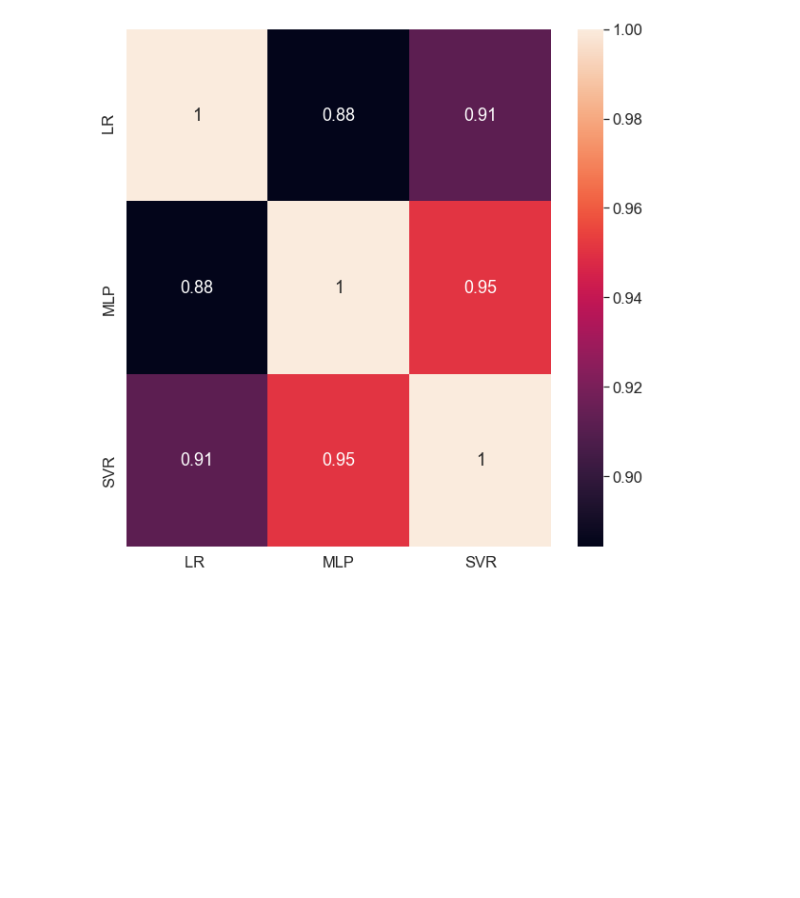
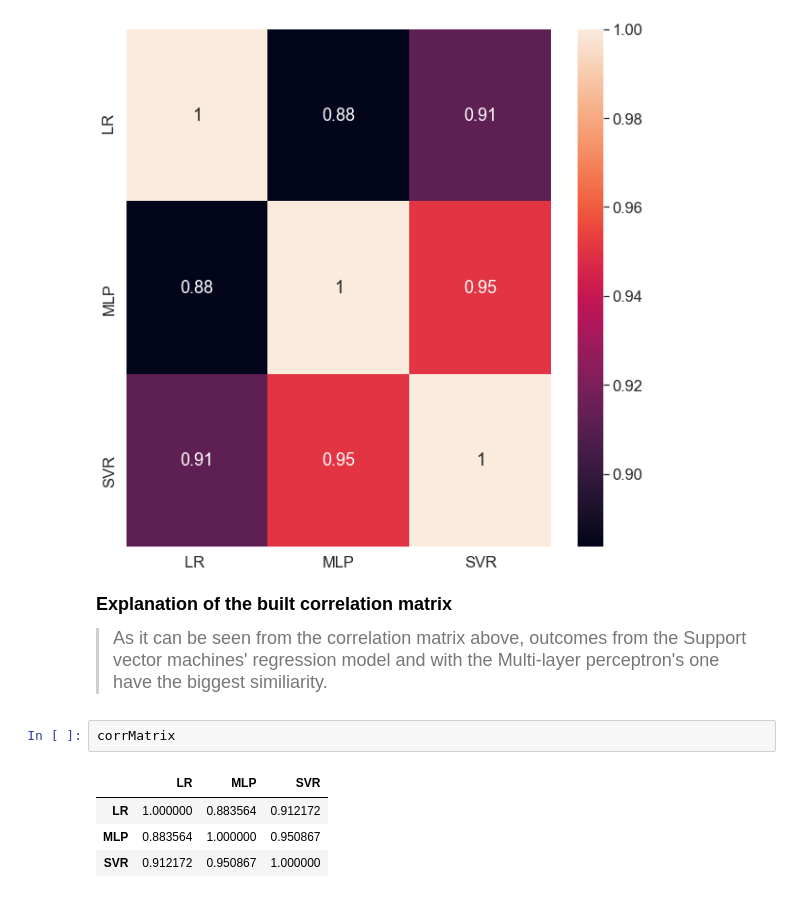
Before and after one commit to BlinkovYevhenGit/ML-techniques-for-TravelInsuranceCompany, a Jupyter notebook: Machine Learning/Assignment 1 ML/CE802_P3_Notebook/CE802_P3_Notebook.ipynb, the cells around one changed output. Drawn from its saved outputs; the diff is of its cells as text; blank space fills up the shorter version.

```diff
--- a/Machine Learning/Assignment 1 ML/CE802_P3_Notebook/CE802_P3_Notebook.ipynb
+++ b/Machine Learning/Assignment 1 ML/CE802_P3_Notebook/CE802_P3_Notebook.ipynb
@@ -432,3 +437,13 @@ sn.heatmap(corrMatrix, annot=True)
 plt.show()
 # %% [output]
 [figure]
+# %% [markdown]
+<span style='font-family:"Times New Roman"'><font size="4">__Explanation of the built correlation matrix__</font></span><br>
+><span style='font-family:"Times New Roman"'><font size="4">As it can be seen from the correlation matrix above, outcomes from the Support vector machines' regression model and with the Multi-layer perceptron's one have the biggest similiarity.</font></span>
+# %%
+corrMatrix
+# %% [output]
+|  | LR | MLP | SVR |
+| LR | 1.000000 | 0.883564 | 0.912172 |
+| MLP | 0.883564 | 1.000000 | 0.950867 |
+| SVR | 0.912172 | 0.950867 | 1.000000 |
```
Also changed, not shown: parts of 27 cells of this notebook, 11 other files.
